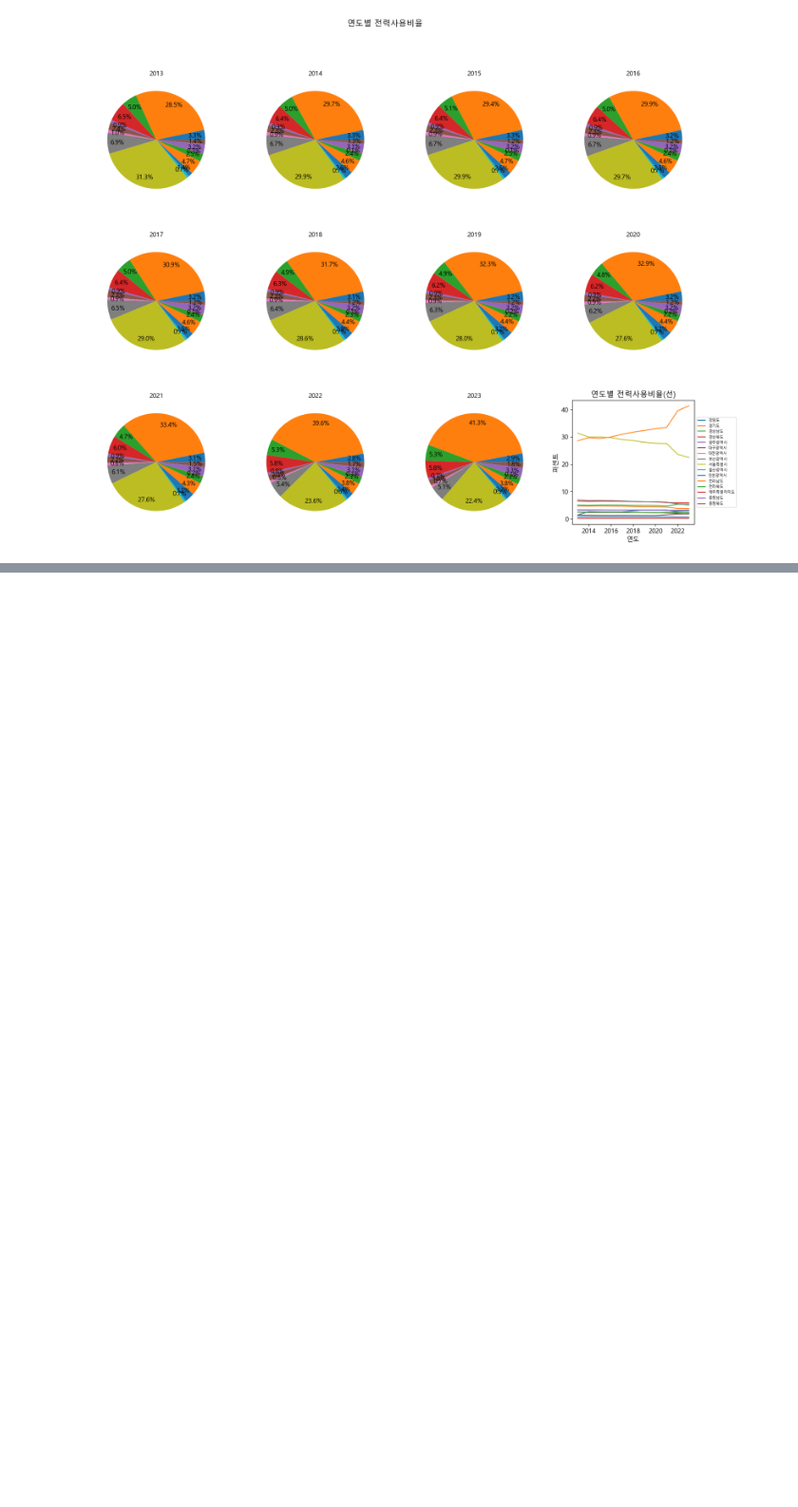
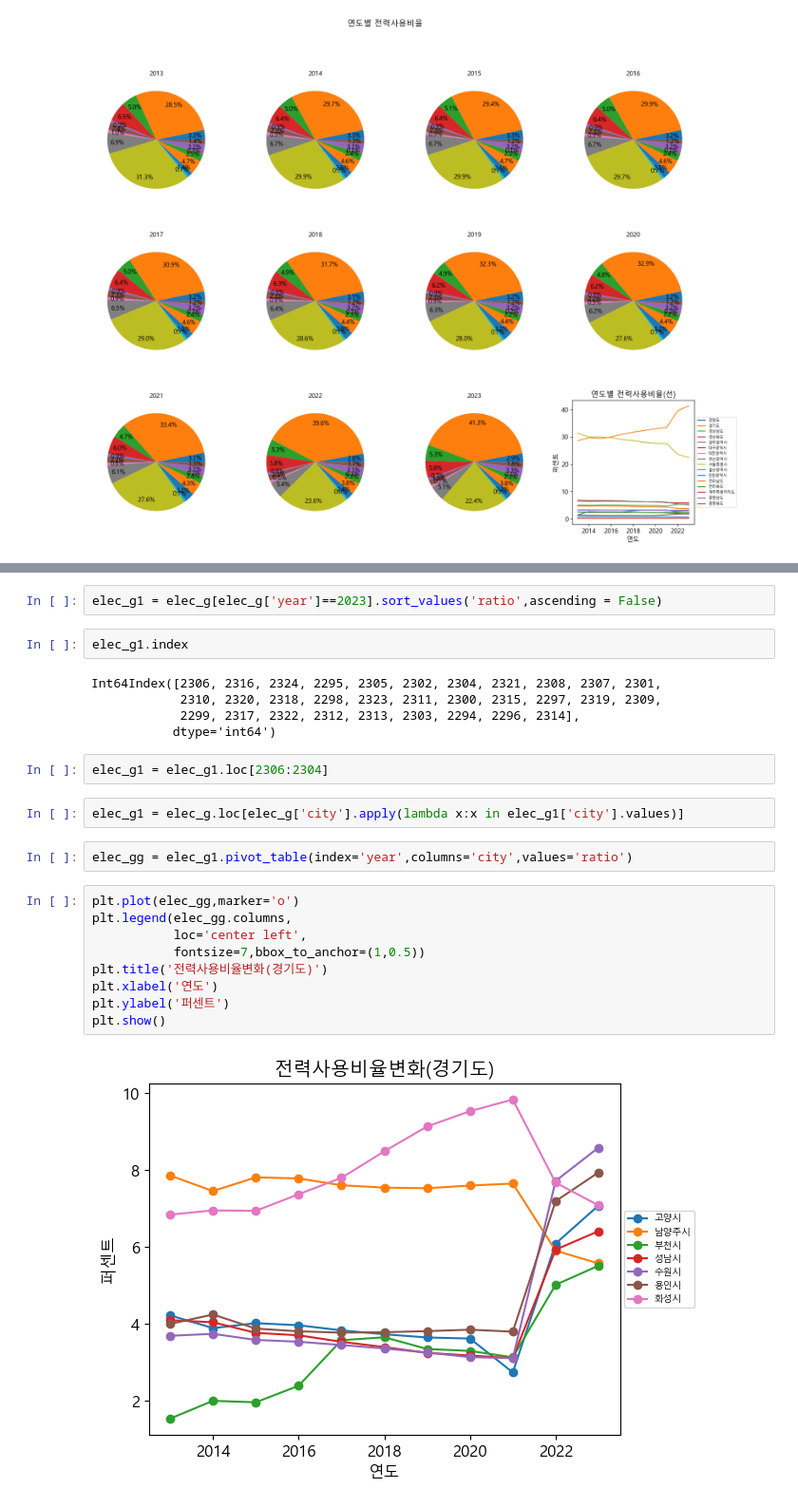
Before and after one commit to SSUUN/kepco_5, a Jupyter notebook: project/동.ipynb, the cells around one changed output, grey strips where cells are left out. Shown at 95% size. Saved outputs shown, nothing was run; the diff lists cells and outputs as text; blank space fills up the shorter version.

```diff
--- a/project/동.ipynb
+++ b/project/동.ipynb
@@ -322,0 +352,26 @@ plt.show()
+# %%
+elec_g1 = elec_g[elec_g['year']==2023].sort_values('ratio',ascending = False)
+# %%
+elec_g1.index
+# %% [output]
+Int64Index([2306, 2316, 2324, 2295, 2305, 2302, 2304, 2321, 2308, 2307, 2301,
+            2310, 2320, 2318, 2298, 2323, 2311, 2300, 2315, 2297, 2319, 2309,
+            2299, 2317, 2322, 2312, 2313, 2303, 2294, 2296, 2314],
+           dtype='int64')
+# %%
+elec_g1 = elec_g1.loc[2306:2304]
+# %%
+elec_g1 = elec_g.loc[elec_g['city'].apply(lambda x:x in elec_g1['city'].values)]
+# %%
+elec_gg = elec_g1.pivot_table(index='year',columns='city',values='ratio')
+# %%
+plt.plot(elec_gg,marker='o')
+plt.legend(elec_gg.columns,
+           loc='center left',
+           fontsize=7,bbox_to_anchor=(1,0.5))
+plt.title('전력사용비율변화(경기도)')
+plt.xlabel('연도')
+plt.ylabel('퍼센트')
+plt.show()
+# %% [output]
+[figure, added]
```
Also changed, not shown: parts of 18 cells of this notebook.
